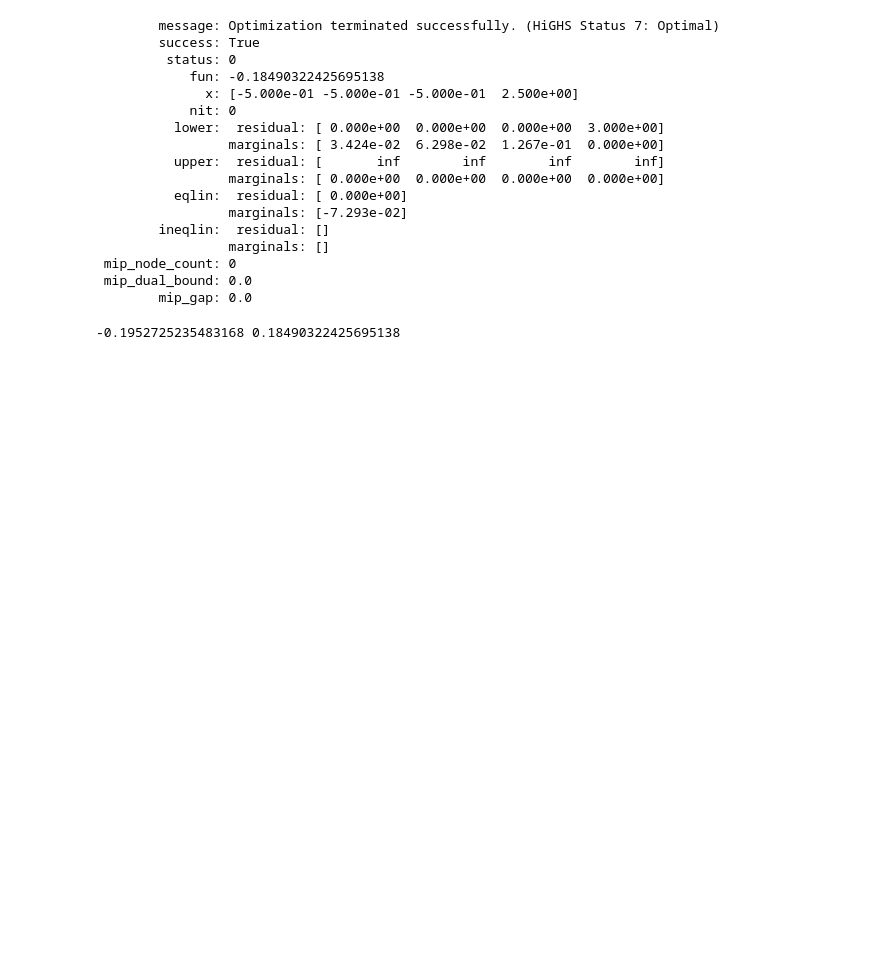
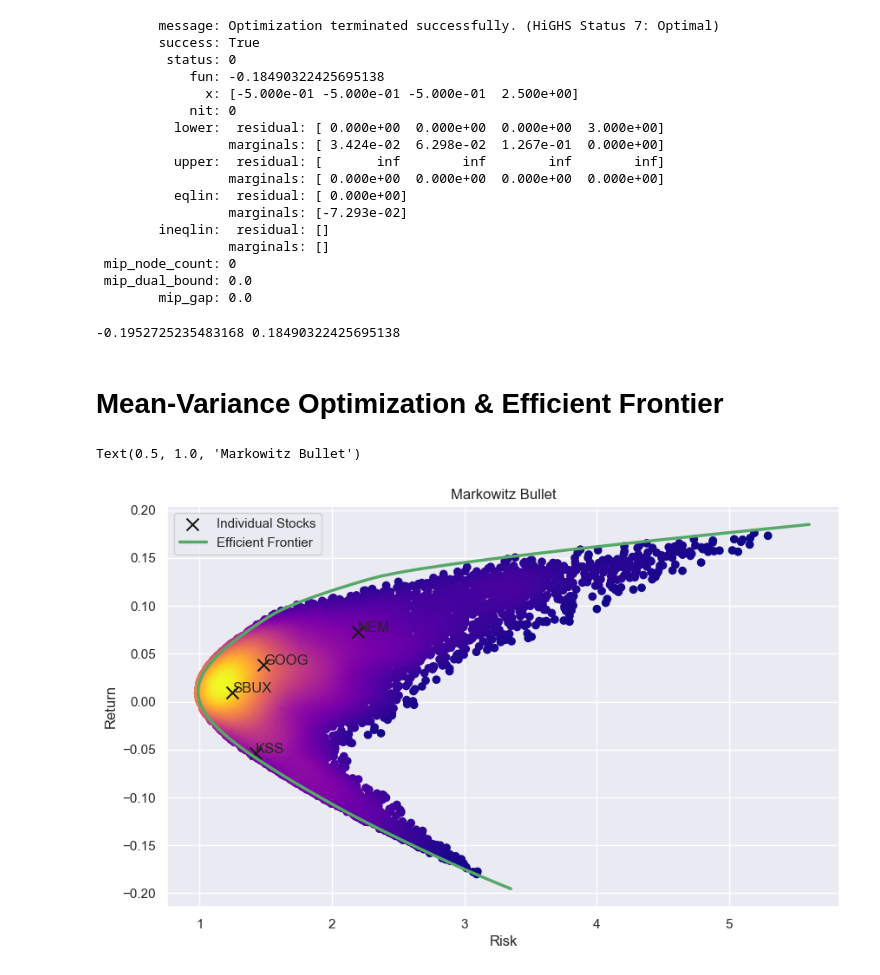
Before and after one commit to AndreiRoibu/AIforFinancialEngineering, a Jupyter notebook: PortfolioOptimization&CAPM/MonteCarloSimulationsForPortofolios-StockData.ipynb, the cells around one changed output. Saved outputs shown, nothing was run; the diff lists cells and outputs as text; code cells hidden in the pictures; blank space fills up the shorter version.

Commit message:
adding codes for calculating the efficient frontier using mean-variance optimization

```diff
--- a/PortfolioOptimization&CAPM/MonteCarloSimulationsForPortofolios-StockData.ipynb
+++ b/PortfolioOptimization&CAPM/MonteCarloSimulationsForPortofolios-StockData.ipynb
@@ -230,3 +221,5 @@ res
 print(min_return, max_return)
 # %% [output]
 -0.1952725235483168 0.18490322425695138
+# %% [markdown]
+# Mean-Variance Optimization & Efficient Frontier
@@ -232,0 +228,3 @@ print(min_return, max_return)
+# %%
+N = 100 # number of steps
+target_returns = np.linspace(min_return, max_return, N) # create an array of target returns to optimize the weights of the stocks in the portfolio for
@@ -232,0 +295,28 @@ print(min_return, max_return)
+# %%
+# Generate efficient frontier by running through all the target returns
+optimizer_risks = []
+for target in target_returns:
+    constraints[0]['args'] = [target]
+    res = minimize(fun=get_portofolio_variance,
+               x0 = np.ones(D)/D,
+               args=(cov_matrix,),
+               method='SLSQP',
+               constraints=constraints,
+               bounds=bounds,
+               )
+    optimizer_risks.append(np.sqrt(res.fun))
+
+    if res.status != 0:
+        print(res.message) # print the error message if the optimization fails
+# %%
+plot_portfolios(returns_array, risks_array)
+plt.scatter(single_asset_risks, single_asset_returns, c='k', marker='x', s=100, label='Individual Stocks')
+plt.plot(optimizer_risks, target_returns, c='g', linewidth=2.5, label='Efficient Frontier')
+# add labels to the points
+for i in range(D):
+    plt.annotate(names[i], (single_asset_risks[i], single_asset_returns[i]))
+plt.legend()
+plt.title('Markowitz Bullet')
+# %% [output]
+Text(0.5, 1.0, 'Markowitz Bullet')
+[figure, added]
```
Also changed, not shown: parts of 5 cells of this notebook, 1 other file.
